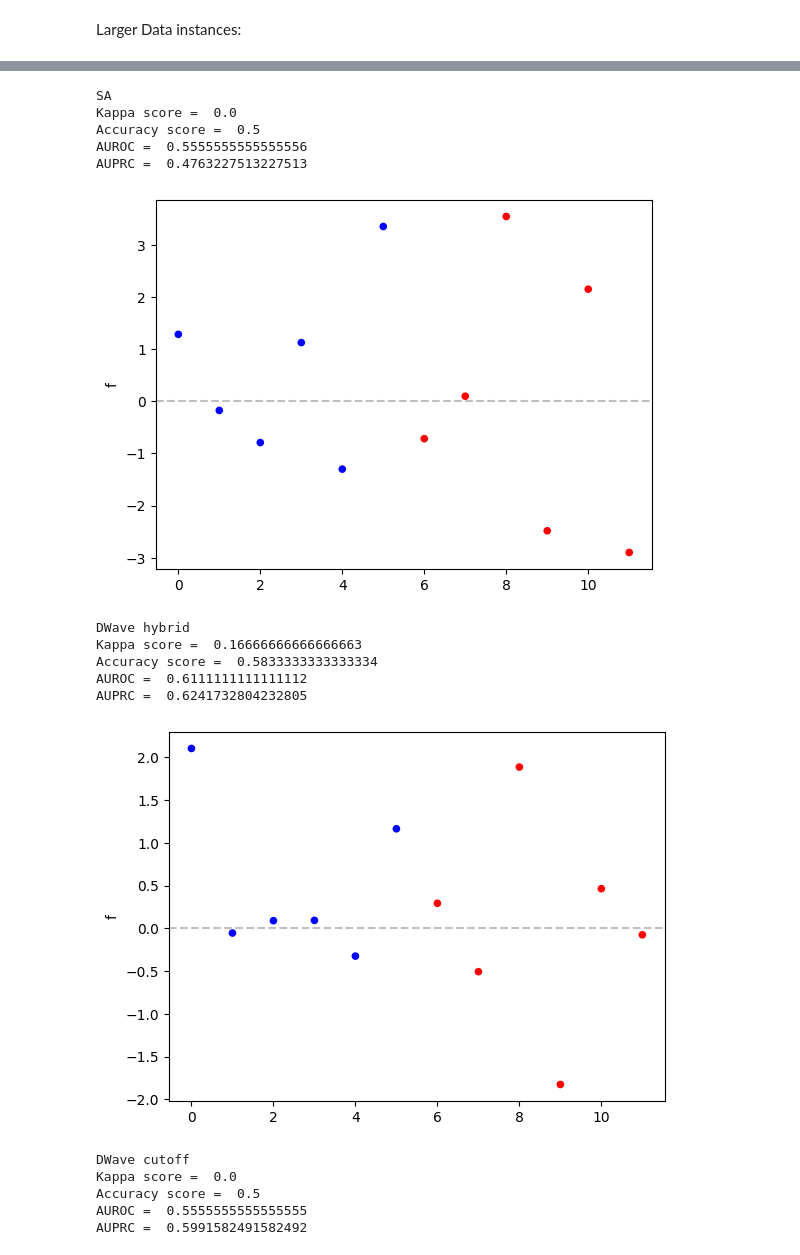
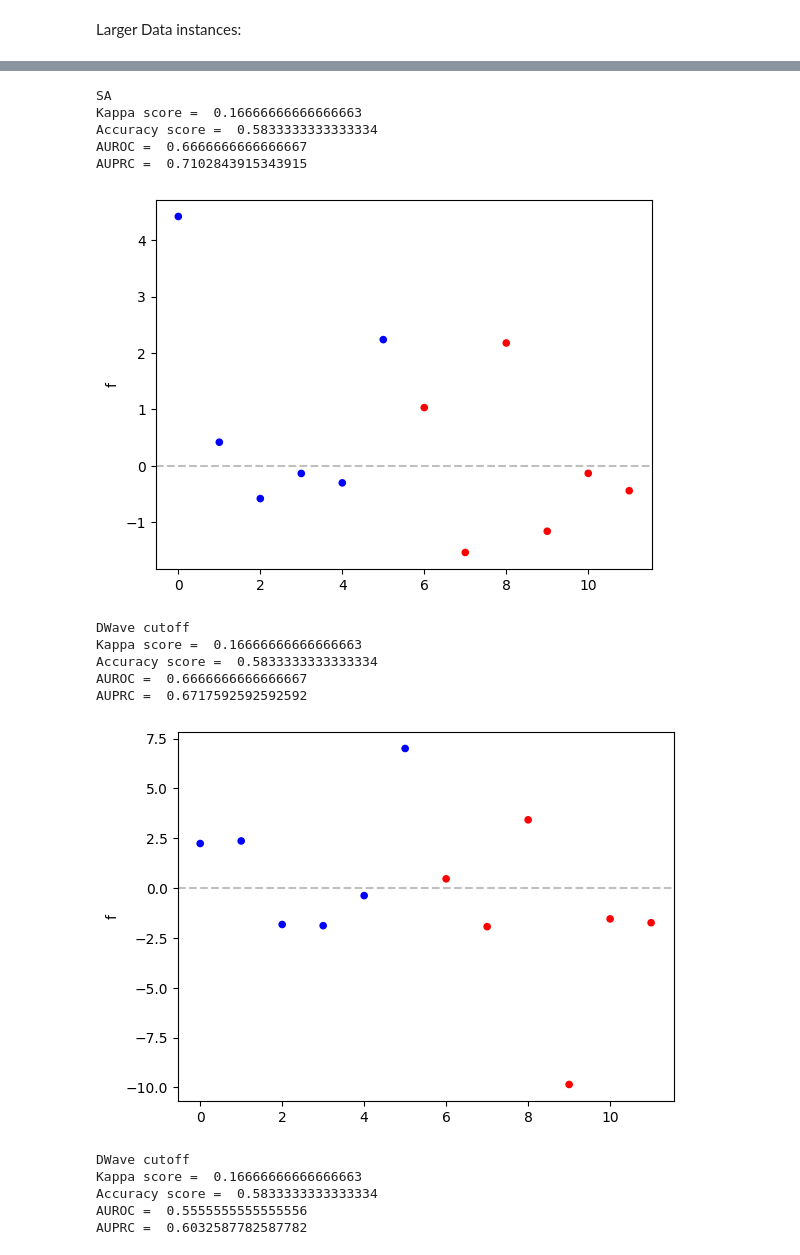
Before and after one commit to oliverszal/CML_benchmarks, a Jupyter notebook: SVM.ipynb, the cells around one changed output, grey strips where cells are left out. Saved outputs shown, nothing was run; the diff lists cells and outputs as text; code cells hidden in the pictures.

```diff
--- a/SVM.ipynb
+++ b/SVM.ipynb
@@ -6,11 +6,13 @@ import matplotlib.colors as mcolors
 import os
 import time
 import dwave_token
+import dwave
 import neal
 import dimod
+import minorminer
 import sklearn.metrics as skm
 
-from dwave.system import DWaveSampler, EmbeddingComposite, AutoEmbeddingComposite, CutOffComposite
+from dwave.system import DWaveSampler, EmbeddingComposite, AutoEmbeddingComposite, CutOffComposite, FixedEmbeddingComposite, LazyFixedEmbeddingComposite
 from dwave.system import DWaveCliqueSampler
 from dwave.system import LeapHybridCQMSampler
 
@@ -19,4 +21,5 @@ DWave_sampler = AutoEmbeddingComposite(DWaveSampler(token=dwave_token.value))
 clique_sampler = DWaveCliqueSampler(token=dwave_token.value)
 hybrid_sampler = LeapHybridCQMSampler(token=dwave_token.value)
 simulated_sampler = neal.SimulatedAnnealingSampler()
+lazy_sampler = LazyFixedEmbeddingComposite(DWaveSampler(token=dwave_token.value))
 # %% [output]
@@ -533,10 +553,10 @@ folder = 'Compound data/'
 file_name = 'database_319_105feature_normalized_v2.csv'
 path  = os.path.join(folder,file_name)
 rows, matrix, names, labels = read_compounds(path, names_first=False)
-vectors, labels, test_vectors, test_labels = prepare_data_sets(matrix, labels, test_training_ratio=5, approved_slice_ratio=1, withdrawn_slice_ratio=4)
+vectors, labels, test_vectors, test_labels = prepare_data_sets(matrix, labels, test_training_ratio=5, approved_slice_ratio=2, withdrawn_slice_ratio=8)
 
-base = 2
-num_encoding = 4
+base = 3
+num_encoding = 3
 penalty = 7
 kernel = gauss_kernel(1)
 
@@ -553,7 +573,7 @@ kernel = gauss_kernel(1)
 # plot_compounds(vectors, labels, hs[0])
 # print('DWave objective: ', objectives3[0])
 # %%
-objectives, alphas, fs = qSVM(vectors, labels, base=base, num_encoding=num_encoding, penalty=penalty, kernel=kernel, solver='SA', shots=100, time_limit=5, samples=20, adjust_bias=True)
+objectives, alphas, fs, _ = qSVM(vectors, labels, base=base, num_encoding=num_encoding, penalty=penalty, kernel=kernel, solver='SA', shots=100, time_limit=5, samples=20, adjust_bias=True)
 plot_compounds(vectors, labels, fs[0])
 print('SA objective: ', objectives[0])
 # %% [output]
@@ -573,5 +593,5 @@ Hybrid objective:  -30.26850246655682
 # %%
-objectives4, alphas4, ks = qSVM(vectors, labels, base=base, num_encoding=num_encoding, penalty=penalty, kernel=kernel, solver=0.2, shots=100, time_limit=5, samples=20, adjust_bias=True)
+objectives4, alphas4, ks, embedding = qSVM(vectors, labels, base=base, num_encoding=num_encoding, penalty=penalty, kernel=kernel, solver='lazy', shots=100, time_limit=5, samples=20, adjust_bias=True, embedding=None)
 plot_compounds(vectors, labels, ks[0])
 print('DWave cutoff objective: ', objectives4[0])
 # %% [output]
@@ -585,27 +599,27 @@ DWave cutoff objective:  967.4391477096976
 # %%
 print_measures(fs[0], test_vectors, test_labels, 'SA')
 plot_compounds(test_vectors, test_labels, fs[0])
 # print_measures(gs[0], test_vectors, test_labels, 'Clique')
 # plot_compounds(test_vectors, test_labels, gs[0])
-print_measures(hs[0], test_vectors, test_labels, 'DWave hybrid')
-plot_compounds(test_vectors, test_labels, hs[0])
+# print_measures(hs[0], test_vectors, test_labels, 'DWave hybrid')
+# plot_compounds(test_vectors, test_labels, hs[0])
 print_measures(ks[0], test_vectors, test_labels, 'DWave cutoff')
-plot_compounds(test_vectors, test_labels, hs[0])
+plot_compounds(test_vectors, test_labels, ks[0])
 # %% [output]
 SA
-Kappa score =  0.0
-Accuracy score =  0.5
-AUROC =  0.5555555555555556
-AUPRC =  0.4763227513227513
+Kappa score =  0.16666666666666663
+Accuracy score =  0.5833333333333334
+AUROC =  0.6666666666666667
+AUPRC =  0.7102843915343915
-[figure, old version]
+[figure, new version]
-DWave hybrid
+DWave cutoff
 Kappa score =  0.16666666666666663
 Accuracy score =  0.5833333333333334
-AUROC =  0.6111111111111112
-AUPRC =  0.6241732804232805
+AUROC =  0.6666666666666667
+AUPRC =  0.6717592592592592
-[figure, old version]
+[figure, new version]
 DWave cutoff
-Kappa score =  0.0
-Accuracy score =  0.5
-AUROC =  0.5555555555555555
-AUPRC =  0.5991582491582492
+Kappa score =  0.16666666666666663
+Accuracy score =  0.5833333333333334
+AUROC =  0.5555555555555556
+AUPRC =  0.6032587782587782
```
Also changed, not shown: parts of 18 cells of this notebook.
